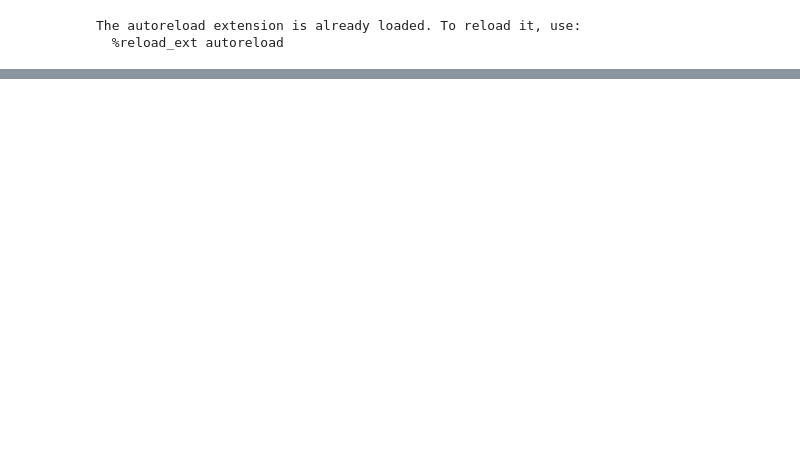
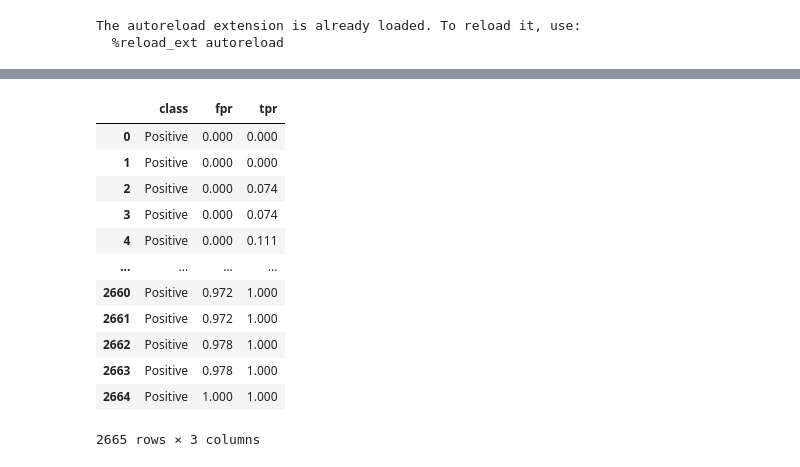
Before and after one commit to behavioral-data/Homekit2020, a Jupyter notebook: notebooks/mam/3.0-mam-gates-pres.ipynb, the cells around one changed output, grey strips where cells are left out. Cells and saved outputs as stored; diff of their text form; code cells hidden in the pictures; blank space fills up the shorter version.

```diff
--- a/notebooks/mam/3.0-mam-gates-pres.ipynb
+++ b/notebooks/mam/3.0-mam-gates-pres.ipynb
@@ -30,0 +35,21 @@ SyntaxError: invalid syntax (<ipython-input-47-84c465d5339a>, line 4)
+# %%
+our_model = runs[0]
+our_model_roc_curve=download_wandb_table(our_model["id"],table_name=our_model["table_name"])
+num_pos = len(our_model_roc_curve)
+num_neg =
+# %%
+our_model_roc_curve
+# %% [output]
+|  | class | fpr | tpr |
+| 0 | Positive | 0.000 | 0.000 |
+| 1 | Positive | 0.000 | 0.000 |
+| 2 | Positive | 0.000 | 0.074 |
+| 3 | Positive | 0.000 | 0.074 |
+| 4 | Positive | 0.000 | 0.111 |
+| ... | ... | ... | ... |
+| 2660 | Positive | 0.972 | 1.000 |
+| 2661 | Positive | 0.972 | 1.000 |
+| 2662 | Positive | 0.978 | 1.000 |
+| 2663 | Positive | 0.978 | 1.000 |
+| 2664 | Positive | 1.000 | 1.000 |
+2665 rows × 3 columns
```
Also changed, not shown: parts of 3 cells of this notebook.
